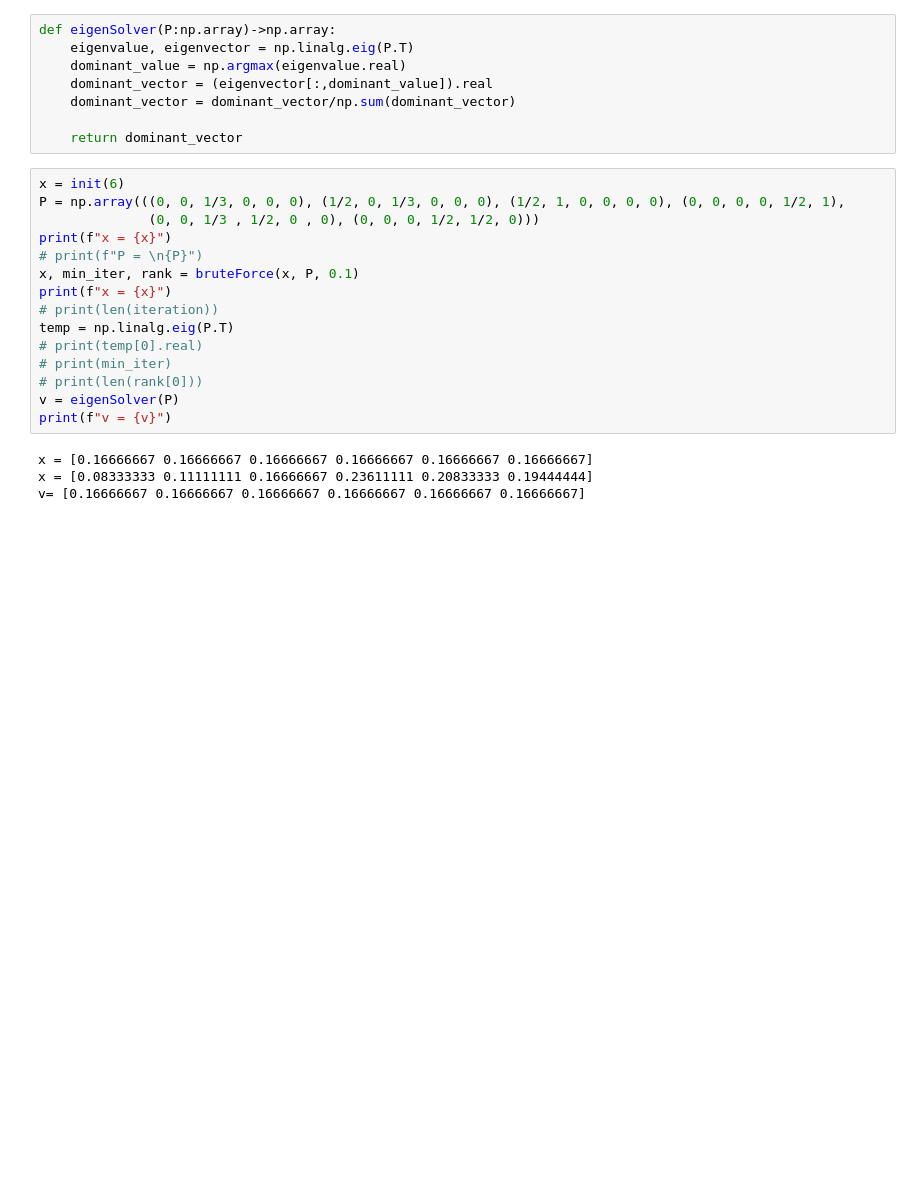
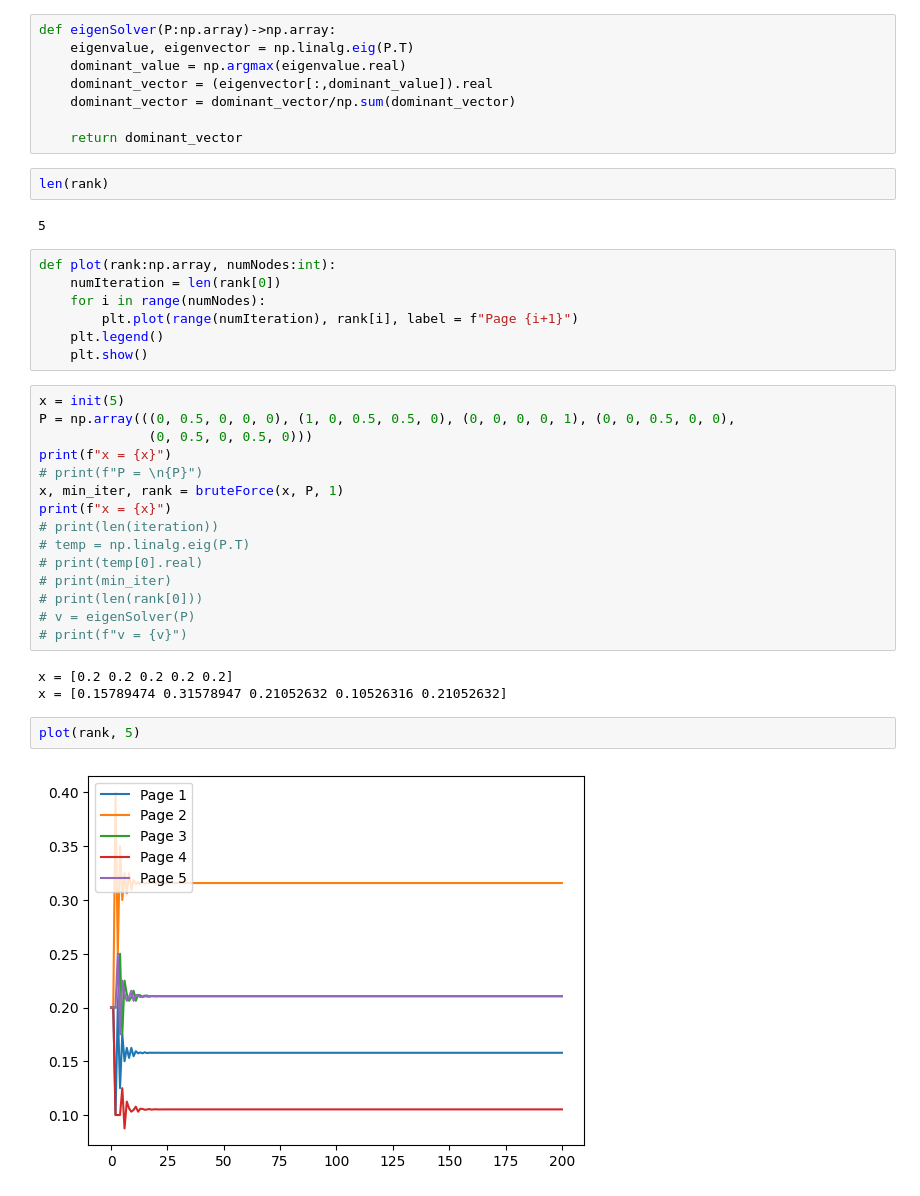
Before and after one commit to mariya0900/PageRank-Algorithm, a Jupyter notebook: pageRank.ipynb, the cells around one changed output. Cells and saved outputs as stored; diff of their text form; blank space fills up the shorter version.

Commit message:
Modified iterative method and created a new method to plot the results.

```diff
--- a/pageRank.ipynb
+++ b/pageRank.ipynb
@@ -44,22 +33,36 @@ def eigenSolver(P:np.array)->np.array:
     dominant_vector = dominant_vector/np.sum(dominant_vector)
 
     return dominant_vector
+# %%
+len(rank)
+# %% [output]
+5
+# %%
+def plot(rank:np.array, numNodes:int):
+    numIteration = len(rank[0])
+    for i in range(numNodes):
+        plt.plot(range(numIteration), rank[i], label = f"Page {i+1}")
+    plt.legend()
+    plt.show()
 # %%
-x = init(6)
-P = np.array(((0, 0, 1/3, 0, 0, 0), (1/2, 0, 1/3, 0, 0, 0), (1/2, 1, 0, 0, 0, 0), (0, 0, 0, 0, 1/2, 1),
-              (0, 0, 1/3 , 1/2, 0 , 0), (0, 0, 0, 1/2, 1/2, 0)))
+x = init(5)
+P = np.array(((0, 0.5, 0, 0, 0), (1, 0, 0.5, 0.5, 0), (0, 0, 0, 0, 1), (0, 0, 0.5, 0, 0),
+              (0, 0.5, 0, 0.5, 0)))
 print(f"x = {x}")
 # print(f"P = \n{P}")
-x, min_iter, rank = bruteForce(x, P, 0.1)
+x, min_iter, rank = bruteForce(x, P, 1)
 print(f"x = {x}")
 # print(len(iteration))
-temp = np.linalg.eig(P.T)
+# temp = np.linalg.eig(P.T)
 # print(temp[0].real)
 # print(min_iter)
 # print(len(rank[0]))
-v = eigenSolver(P)
-print(f"v = {v}")
+# v = eigenSolver(P)
+# print(f"v = {v}")
 # %% [output]
-x = [0.16666667 0.16666667 0.16666667 0.16666667 0.16666667 0.16666667]
-x = [0.08333333 0.11111111 0.16666667 0.23611111 0.20833333 0.19444444]
-v= [0.16666667 0.16666667 0.16666667 0.16666667 0.16666667 0.16666667]
+x = [0.2 0.2 0.2 0.2 0.2]
+x = [0.15789474 0.31578947 0.21052632 0.10526316 0.21052632]
+# %%
+plot(rank, 5)
+# %% [output]
+[figure, added]
```
Also changed, not shown: parts of 3 cells of this notebook.
